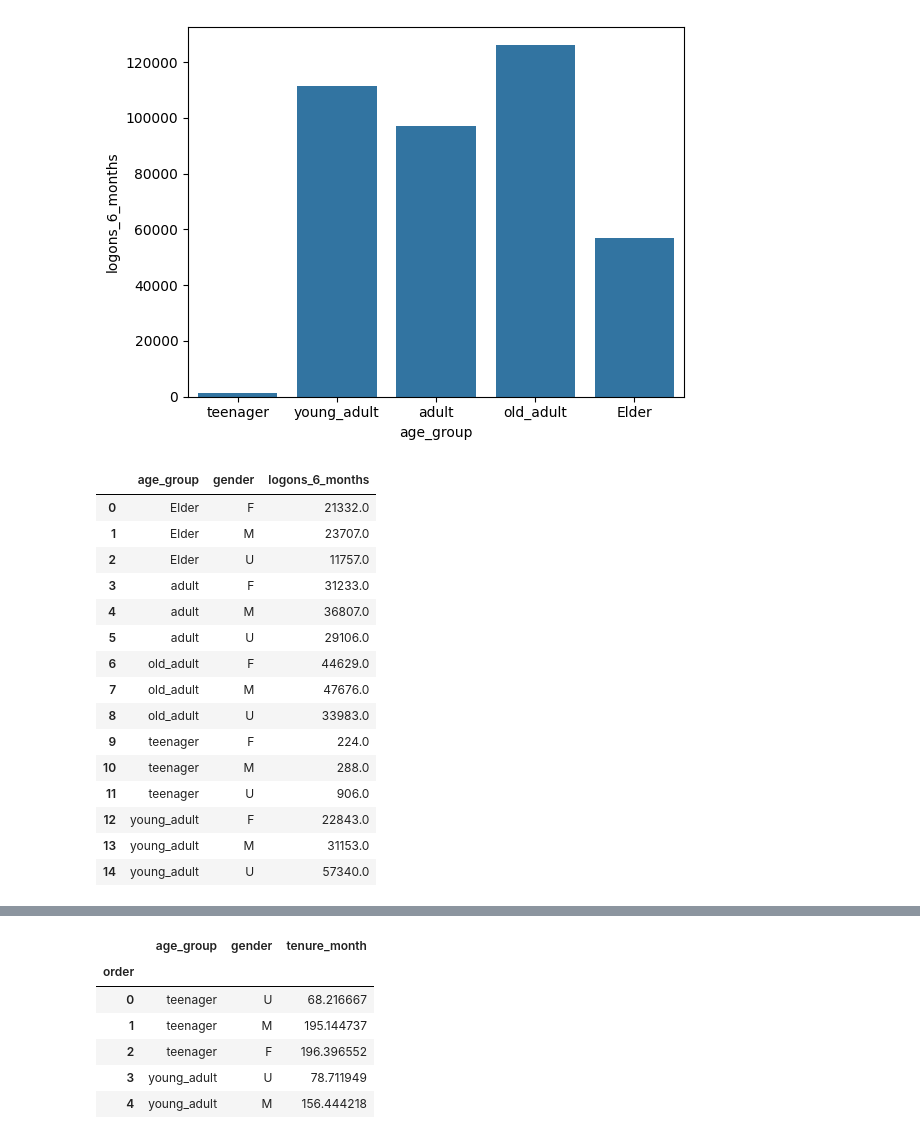
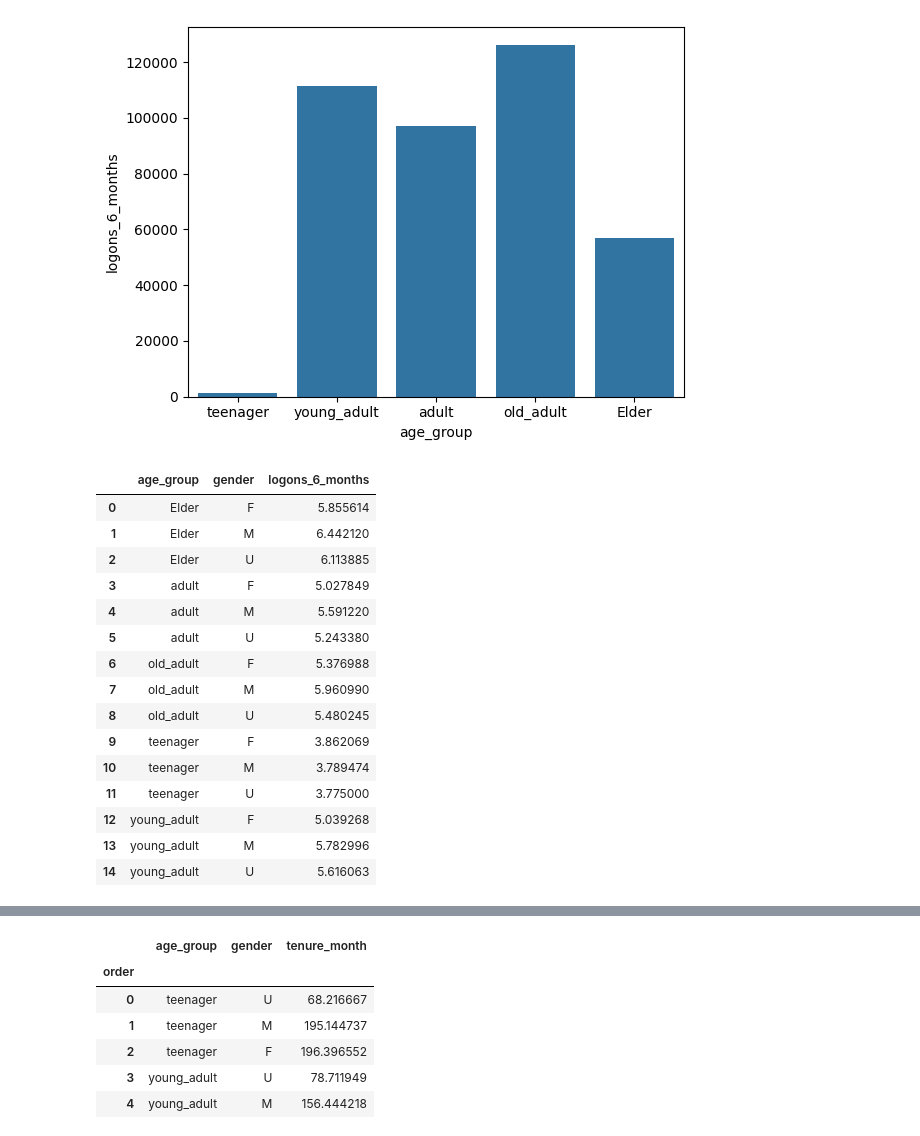
Before and after one commit to Pyros009/vanguard-ab-test, a Jupyter notebook: first sketches.ipynb, the cells around one changed output, grey strips where cells are left out. Saved outputs shown, nothing was run; the diff lists cells and outputs as text; code cells hidden in the pictures.

```diff
--- a/first sketches.ipynb
+++ b/first sketches.ipynb
@@ -155,25 +227,25 @@ sns.barplot(data=l1, x='age_group', y='logons_6_months')
 [figure]
 # %%
 # Group by 'age_group' and sum 'logons_6_months'
-l2 = final_demo3.groupby(["age_group", "gender"])["logons_6_months"].sum().reset_index()
+l2 = final_demo3.groupby(["age_group", "gender"])["logons_6_months"].mean().reset_index()
 l2
 # %% [output]
 |  | age_group | gender | logons_6_months |
-| 0 | Elder | F | 21332.0 |
-| 1 | Elder | M | 23707.0 |
-| 2 | Elder | U | 11757.0 |
-| 3 | adult | F | 31233.0 |
-| 4 | adult | M | 36807.0 |
-| 5 | adult | U | 29106.0 |
-| 6 | old_adult | F | 44629.0 |
-| 7 | old_adult | M | 47676.0 |
-| 8 | old_adult | U | 33983.0 |
-| 9 | teenager | F | 224.0 |
-| 10 | teenager | M | 288.0 |
-| 11 | teenager | U | 906.0 |
-| 12 | young_adult | F | 22843.0 |
-| 13 | young_adult | M | 31153.0 |
-| 14 | young_adult | U | 57340.0 |
+| 0 | Elder | F | 5.855614 |
+| 1 | Elder | M | 6.442120 |
+| 2 | Elder | U | 6.113885 |
+| 3 | adult | F | 5.027849 |
+| 4 | adult | M | 5.591220 |
+| 5 | adult | U | 5.243380 |
+| 6 | old_adult | F | 5.376988 |
+| 7 | old_adult | M | 5.960990 |
+| 8 | old_adult | U | 5.480245 |
+| 9 | teenager | F | 3.862069 |
+| 10 | teenager | M | 3.789474 |
+| 11 | teenager | U | 3.775000 |
+| 12 | young_adult | F | 5.039268 |
+| 13 | young_adult | M | 5.782996 |
+| 14 | young_adult | U | 5.616063 |
 # %%
 def order_gender(row):
     if row == "U":
```
Also changed, not shown: parts of 19 cells of this notebook.
